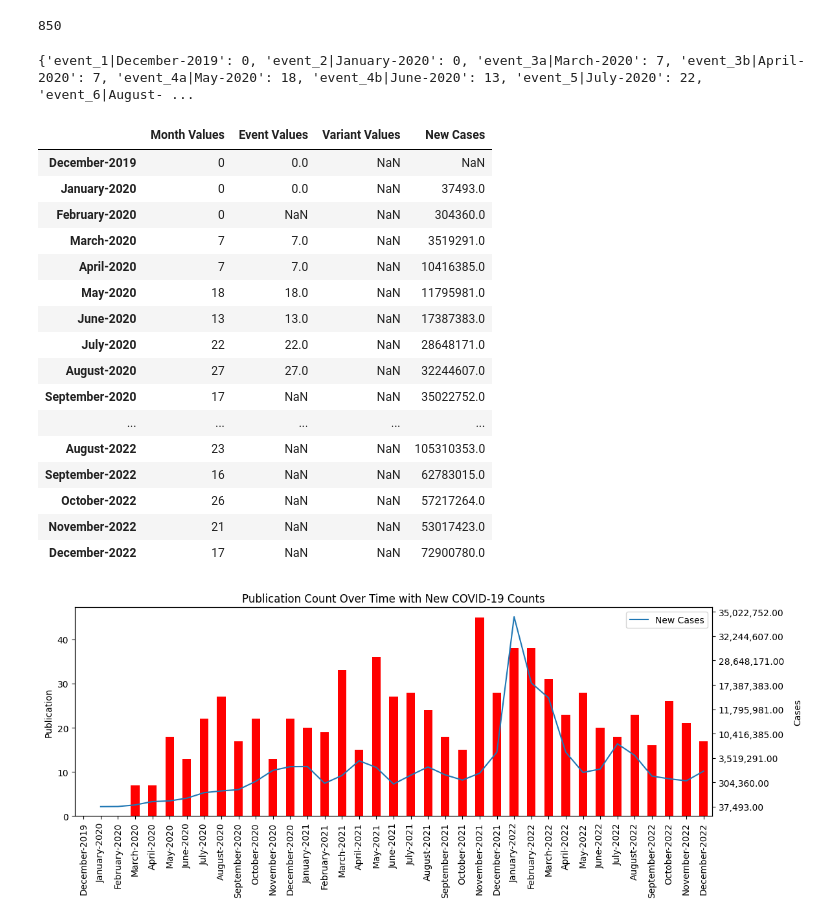
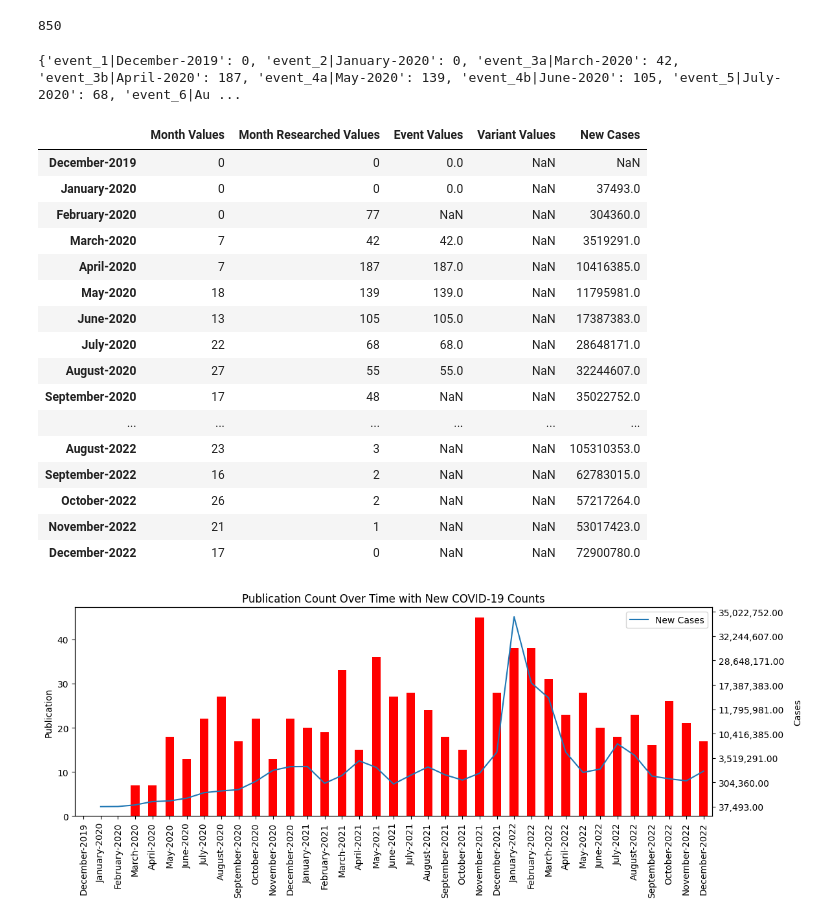
Before and after one commit to abdiwakene/misinformationdates, a Jupyter notebook: dateAnalysis.ipynb, the cells around one changed output. Cells and saved outputs as stored; diff of their text form; code cells hidden in the pictures.

```diff
--- a/dateAnalysis.ipynb
+++ b/dateAnalysis.ipynb
@@ -42,6 +43,8 @@ print(len(dates))
 # %% [output]
 850
 # %%
+from dateutil.relativedelta import relativedelta
+
 # read each date and starting checking within ranges for Publication Dates
 for index, row in dates.iterrows():
     print(index,"/", dates.shape[0], end='\r')
@@ -51,72 +54,85 @@ for index, row in dates.iterrows():
 
     if(publicationDate != 'nan'):
         publicationDate = datetime.datetime.strptime(publicationDate, "%m/%d/%Y")
-        for event in events:
-            eventDate = event.split('|')[1]
-            eventDateTransformed = datetime.datetime.strptime(eventDate, "%B-%Y")
-            # if date is within range dateMarker:
-            if(publicationDate.month == eventDateTransformed.month and publicationDate.year == eventDateTransformed.year):
-                #  count++
-                eventValues[event] += 1
-
         for month in monthList:
             monthTransformed = datetime.datetime.strptime(month, "%B-%Y")
             if(publicationDate.month == monthTransformed.month and publicationDate.year == monthTransformed.year):
                 #  count++
                 monthValues[month] += 1
 
+
+
+
     if(researchEndDate != 'nan' and researchStartDate != 'nan'):
         researchStartDate = datetime.datetime.strptime(researchStartDate, "%m/%d/%Y")
         researchEndDate = datetime.datetime.strptime(researchEndDate, "%m/%d/%Y")
+        researchStartExt = researchStartDate + relativedelta(month=3)
+        researchEndExt = researchEndDate - relativedelta(month=3)
 
         for variant in variants:
             variantDate = variant.split('|')[1]
-            variantDateTransformed = datetime.datetime.strptime(variantDate, "%B-%d-%Y")
+            variantDateTransformed = datetime.datetime.strptime(variantDate, "%B-%Y")
 
-            if(researchStartDate<variantDateTransformed<researchEndDate):
+            if((researchStartDate<variantDateTransformed<researchStartExt) or researchEndExt<variantDateTransformed<researchEndDate):
                 variantValues[variant] += 1
 
 
+        for event in events:
+            eventDate = event.split('|')[1]
+            eventDateTransformed = datetime.datetime.strptime(eventDate, "%B-%Y")
+            # if date is within range dateMarker:
+            # if(publicationDate.month == eventDateTransformed.month and publicationDate.year == eventDateTransformed.year):
+            if((researchStartDate<eventDateTransformed<researchStartExt) or researchEndExt<eventDateTransformed<researchEndDate):
+                #  count++
+                eventValues[event] += 1
 
-print(eventValues, monthValues, variantValues)
+        for month in monthList:
+            monthResearchTransformed = datetime.datetime.strptime(month, "%B-%Y")
+            if((researchStartDate<monthResearchTransformed<researchStartExt) or researchEndExt<monthResearchTransformed<researchEndDate):
+                #  count++
+                monthResearchValues[month] += 1
+
+
+
+print(eventValues, monthValues, variantValues, monthResearchValues)
 # %% [output]
-{'event_1|December-2019': 0, 'event_2|January-2020': 0, 'event_3a|March-2020': 7, 'event_3b|April-2020': 7, 'event_4a|May-2020': 18, 'event_4b|June-2020': 13, 'event_5|July-2020': 22, 'event_6|August- ...
+{'event_1|December-2019': 0, 'event_2|January-2020': 0, 'event_3a|March-2020': 42, 'event_3b|April-2020': 187, 'event_4a|May-2020': 139, 'event_4b|June-2020': 105, 'event_5|July-2020': 68, 'event_6|Au ...
 # %%
 from datetime import datetime
 newCases = pd.read_csv("covid-data.csv")
 newCases = dict(zip(newCases['Dates'], newCases['New Cases']))
 
 edittedEventValues = {}
 for key in eventValues:
     edittedEventValues[key.split('|')[1]] = eventValues[key]
 
 edittedVariantValues = {}
 for key in variantValues:
-    new_key = datetime.strptime(key.split('|')[1], "%B-%d-%Y").strftime("%B-%Y")
+    new_key = datetime.strptime(key.split('|')[1], "%B-%Y").strftime("%B-%Y")
     edittedVariantValues[new_key] = variantValues[key]
 
-df = pd.DataFrame({'Month Values':pd.Series(monthValues), 'Event Values':pd.Series(edittedEventValues), 'Variant Values':pd.Series(edittedVariantValues), 'New Cases':pd.Series(newCases) }, index=monthValues.keys())
+df = pd.DataFrame({'Month Values':pd.Series(monthValues), 'Month Researched Values':pd.Series(monthResearchValues), 'Event Values':pd.Series(edittedEventValues), 'Variant Values':pd.Series(edittedVariantValues), 'New Cases':pd.Series(newCases) }, index=monthValues.keys())
 
 # df = df.fillna('---')
 df
 # %% [output]
-|  | Month Values | Event Values | Variant Values | New Cases |
-| December-2019 | 0 | 0.0 | NaN | NaN |
-| January-2020 | 0 | 0.0 | NaN | 37493.0 |
-| February-2020 | 0 | NaN | NaN | 304360.0 |
-| March-2020 | 7 | 7.0 | NaN | 3519291.0 |
-| April-2020 | 7 | 7.0 | NaN | 10416385.0 |
-| May-2020 | 18 | 18.0 | NaN | 11795981.0 |
-| June-2020 | 13 | 13.0 | NaN | 17387383.0 |
-| July-2020 | 22 | 22.0 | NaN | 28648171.0 |
-| August-2020 | 27 | 27.0 | NaN | 32244607.0 |
-| September-2020 | 17 | NaN | NaN | 35022752.0 |
-| ... | ... | ... | ... | ... |
-| August-2022 | 23 | NaN | NaN | 105310353.0 |
-| September-2022 | 16 | NaN | NaN | 62783015.0 |
-| October-2022 | 26 | NaN | NaN | 57217264.0 |
-| November-2022 | 21 | NaN | NaN | 53017423.0 |
-| December-2022 | 17 | NaN | NaN | 72900780.0 |
+|  | Month Values | Month Researched Values | Event Values | Variant Values | New Cases |
+| December-2019 | 0 | 0 | 0.0 | NaN | NaN |
+| January-2020 | 0 | 0 | 0.0 | NaN | 37493.0 |
+| February-2020 | 0 | 77 | NaN | NaN | 304360.0 |
+| March-2020 | 7 | 42 | 42.0 | NaN | 3519291.0 |
+| April-2020 | 7 | 187 | 187.0 | NaN | 10416385.0 |
+| May-2020 | 18 | 139 | 139.0 | NaN | 11795981.0 |
+| June-2020 | 13 | 105 | 105.0 | NaN | 17387383.0 |
+| July-2020 | 22 | 68 | 68.0 | NaN | 28648171.0 |
+| August-2020 | 27 | 55 | 55.0 | NaN | 32244607.0 |
+| September-2020 | 17 | 48 | NaN | NaN | 35022752.0 |
+| ... | ... | ... | ... | ... | ... |
+| August-2022 | 23 | 3 | NaN | NaN | 105310353.0 |
+| September-2022 | 16 | 2 | NaN | NaN | 62783015.0 |
+| October-2022 | 26 | 2 | NaN | NaN | 57217264.0 |
+| November-2022 | 21 | 1 | NaN | NaN | 53017423.0 |
+| December-2022 | 17 | 0 | NaN | NaN | 72900780.0 |
 # %%
 import matplotlib.pyplot as plt
 
```
Also changed, not shown: parts of 4 cells of this notebook.
